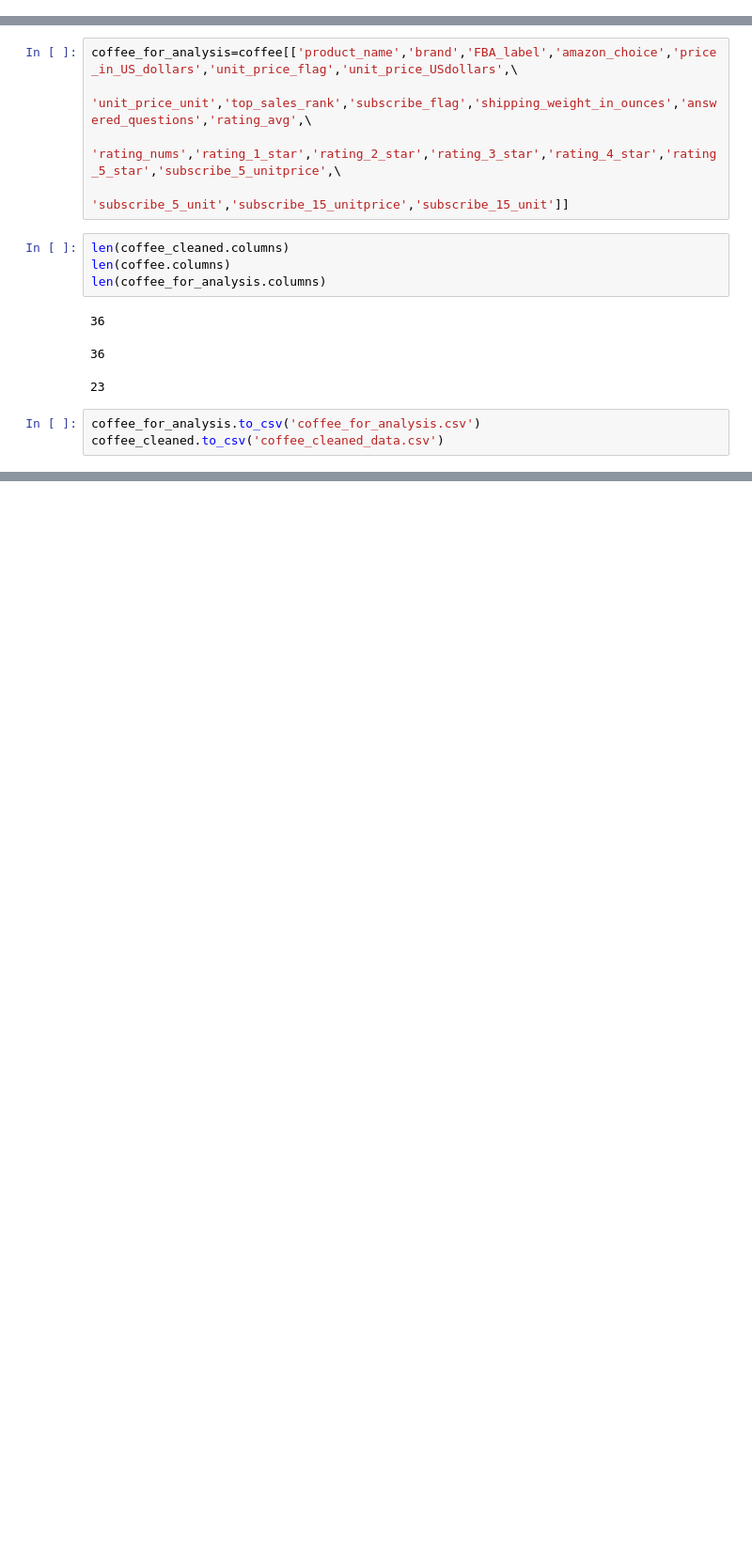
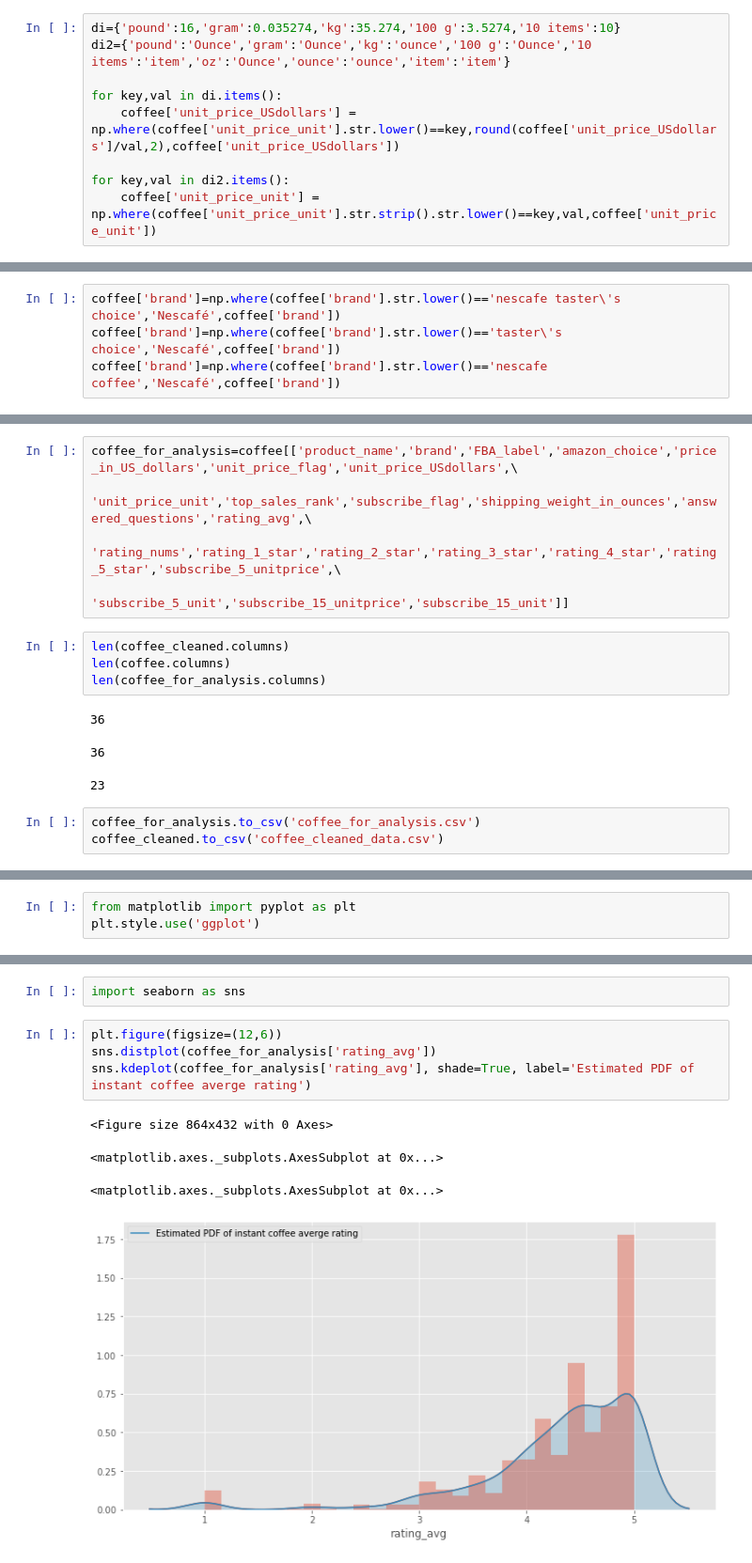
Before and after one commit to ruiyazhang/Amazon-Instant-Coffee-Analysis, a Jupyter notebook: amazon_instant_coffee_data_analysis.ipynb, the cells around one changed output, grey strips where cells are left out. Shown: that part at 94% size. Saved outputs shown, nothing was run; the diff lists cells and outputs as text; blank space fills up the shorter version.

```diff
--- a/amazon_instant_coffee_data_analysis.ipynb
+++ b/amazon_instant_coffee_data_analysis.ipynb
@@ -214,0 +205,9 @@ coffee.columns.tolist()
+# %%
+di={'pound':16,'gram':0.035274,'kg':35.274,'100 g':3.5274,'10 items':10}
+di2={'pound':'Ounce','gram':'Ounce','kg':'ounce','100 g':'Ounce','10 items':'item','oz':'Ounce','ounce':'ounce','item':'item'}
+
+for key,val in di.items():
+    coffee['unit_price_USdollars'] = np.where(coffee['unit_price_unit'].str.lower()==key,round(coffee['unit_price_USdollars']/val,2),coffee['unit_price_USdollars'])
+
+for key,val in di2.items():
+    coffee['unit_price_unit'] = np.where(coffee['unit_price_unit'].str.strip().str.lower()==key,val,coffee['unit_price_unit'])
@@ -215,2 +218,6 @@ coffee.columns.tolist()
+# %%
+coffee['brand']=np.where(coffee['brand'].str.lower()=='nescafe taster\'s choice','Nescafé',coffee['brand'])
+coffee['brand']=np.where(coffee['brand'].str.lower()=='taster\'s choice','Nescafé',coffee['brand'])
+coffee['brand']=np.where(coffee['brand'].str.lower()=='nescafe coffee','Nescafé',coffee['brand'])
 # %%
 coffee_cleaned=coffee[['product_name','brand','FBA_label','amazon_choice','price_in_US_dollars','unit_price_flag','unit_price_USdollars',\
@@ -237,0 +255,3 @@ coffee_cleaned.to_csv('coffee_cleaned_data.csv')
+# %%
+from matplotlib import pyplot as plt
+plt.style.use('ggplot')
@@ -237,0 +320,11 @@ coffee_cleaned.to_csv('coffee_cleaned_data.csv')
+# %%
+import seaborn as sns
+# %%
+plt.figure(figsize=(12,6))
+sns.distplot(coffee_for_analysis['rating_avg'])
+sns.kdeplot(coffee_for_analysis['rating_avg'], shade=True, label='Estimated PDF of instant coffee averge rating')
+# %% [output]
+<Figure size 864x432 with 0 Axes>
+<matplotlib.axes._subplots.AxesSubplot at 0x...>
+<matplotlib.axes._subplots.AxesSubplot at 0x...>
+[figure, added]
```
Also changed, not shown: parts of 36 cells of this notebook, 5 other files.
